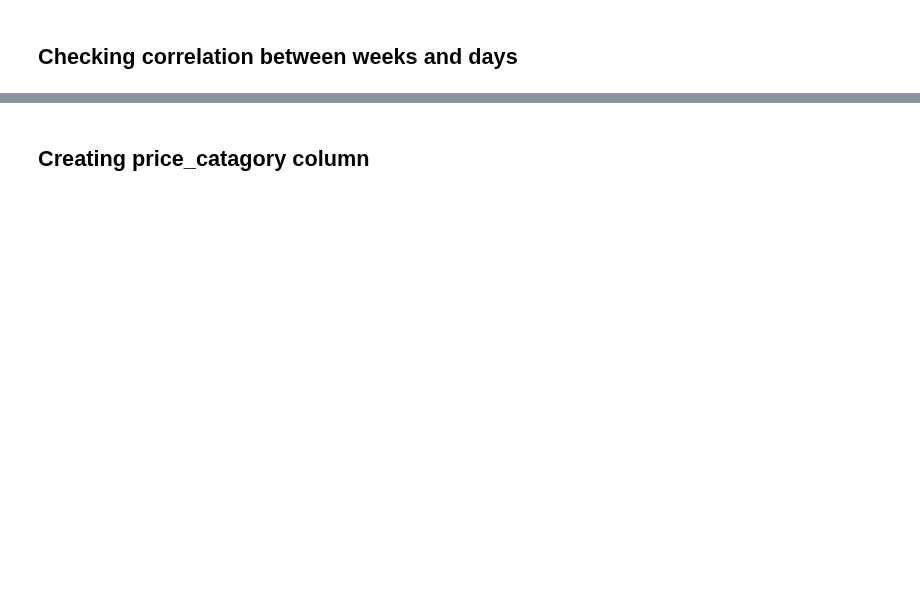
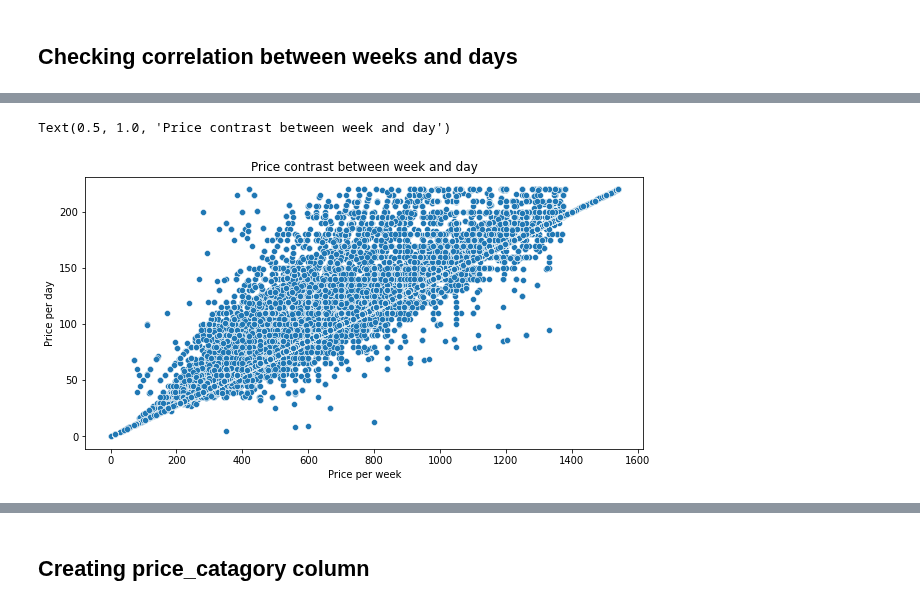
Before and after one commit to neue-fische-traum/traum-preis, a Jupyter notebook: EDA/EDA_notebook_4_prices.ipynb, the cells around one changed output, grey strips where cells are left out. Cells and saved outputs as stored; diff of their text form; code cells hidden in the pictures; blank space fills up the shorter version.

Commit message:
notebooks baseline_model_2020 and notebook_4 and PNG prices_by_week/day

```diff
--- a/EDA/EDA_notebook_4_prices.ipynb
+++ b/EDA/EDA_notebook_4_prices.ipynb
@@ -169,0 +338,9 @@ sns.scatterplot(x=df_prices.filled_in_price_per_week, y=df_prices.filled_in_pric
+# %%
+fig, ax = plt.subplots(figsize=(10,5))
+
+sns.scatterplot(x=df_prices.filled_in_price_per_week, y=df_prices.filled_in_price_per_day)
+ax.set(xlabel='Price per week', ylabel='Price per day')
+plt.title('Price contrast between week and day')
+# %% [output]
+Text(0.5, 1.0, 'Price contrast between week and day')
+[figure, added]
```
Also changed, not shown: parts of 33 cells of this notebook, 2 other files.
